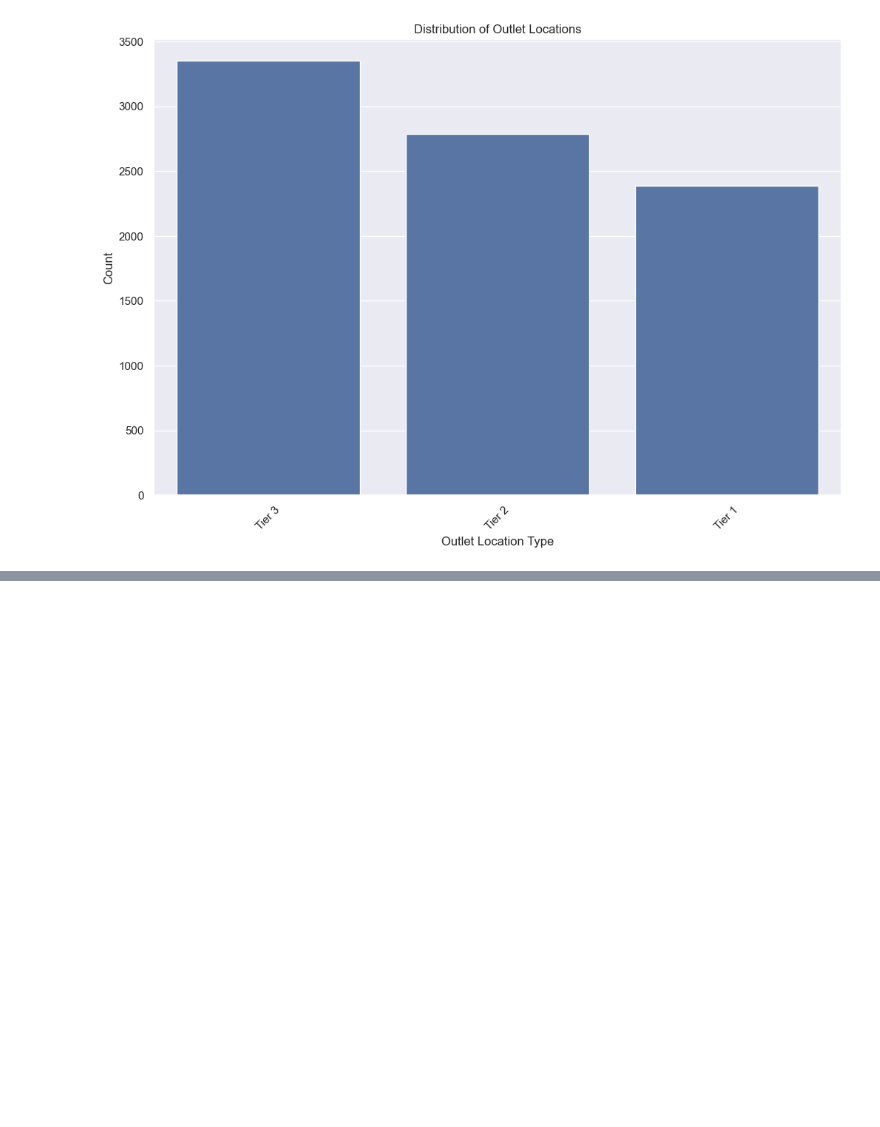
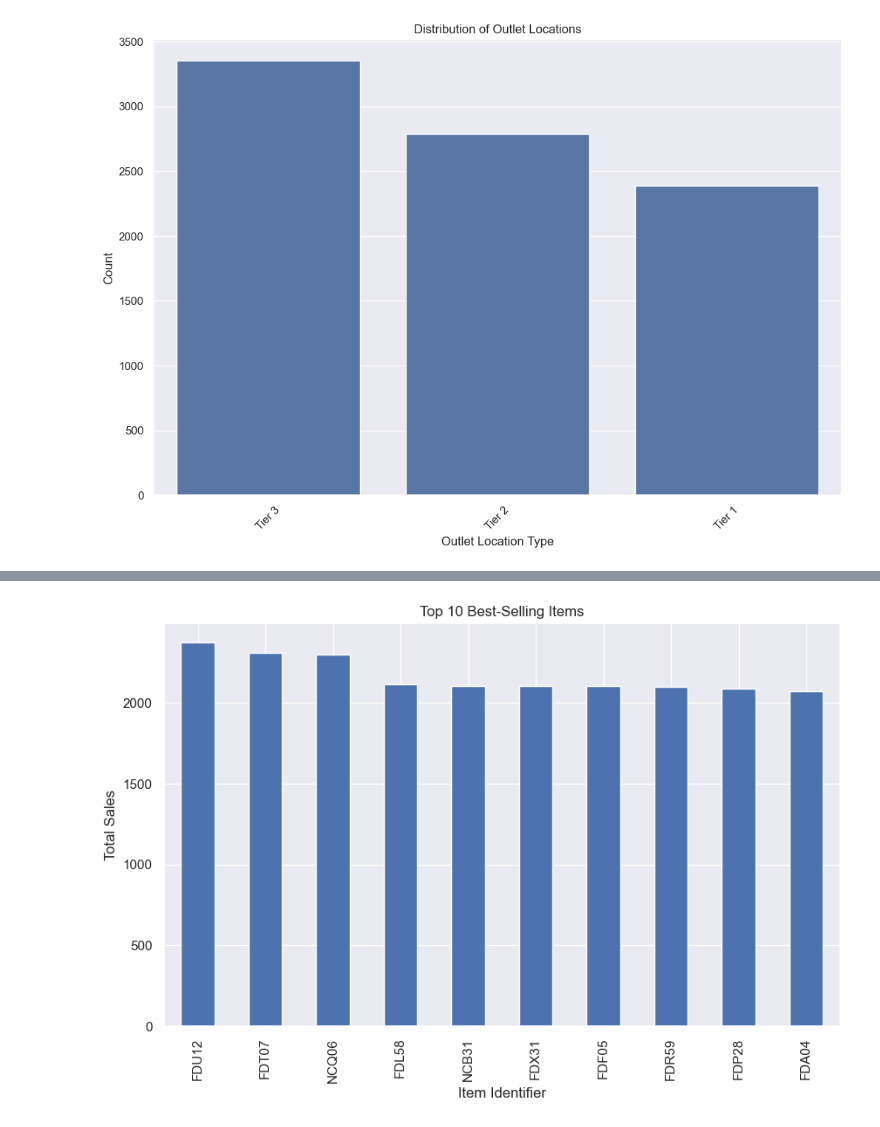
Before and after one commit to EktaAgarwal02/ecommerce, a Jupyter notebook: sales.ipynb, the cells around one changed output, grey strips where cells are left out. Cells and saved outputs as stored; diff of their text form; code cells hidden in the pictures; blank space fills up the shorter version.

```diff
--- a/sales.ipynb
+++ b/sales.ipynb
@@ -421,0 +455,9 @@ fig.show()
+# %%
+top_items = df.groupby('Item Identifier')['Sales'].sum().sort_values(ascending=False).head(10)
+top_items.plot(kind='bar', figsize=(10, 6))
+plt.title('Top 10 Best-Selling Items')
+plt.xlabel('Item Identifier')
+plt.ylabel('Total Sales')
+plt.show()
+# %% [output]
+[figure, added]
```
Also changed, not shown: parts of 9 cells of this notebook, 6 other files.
